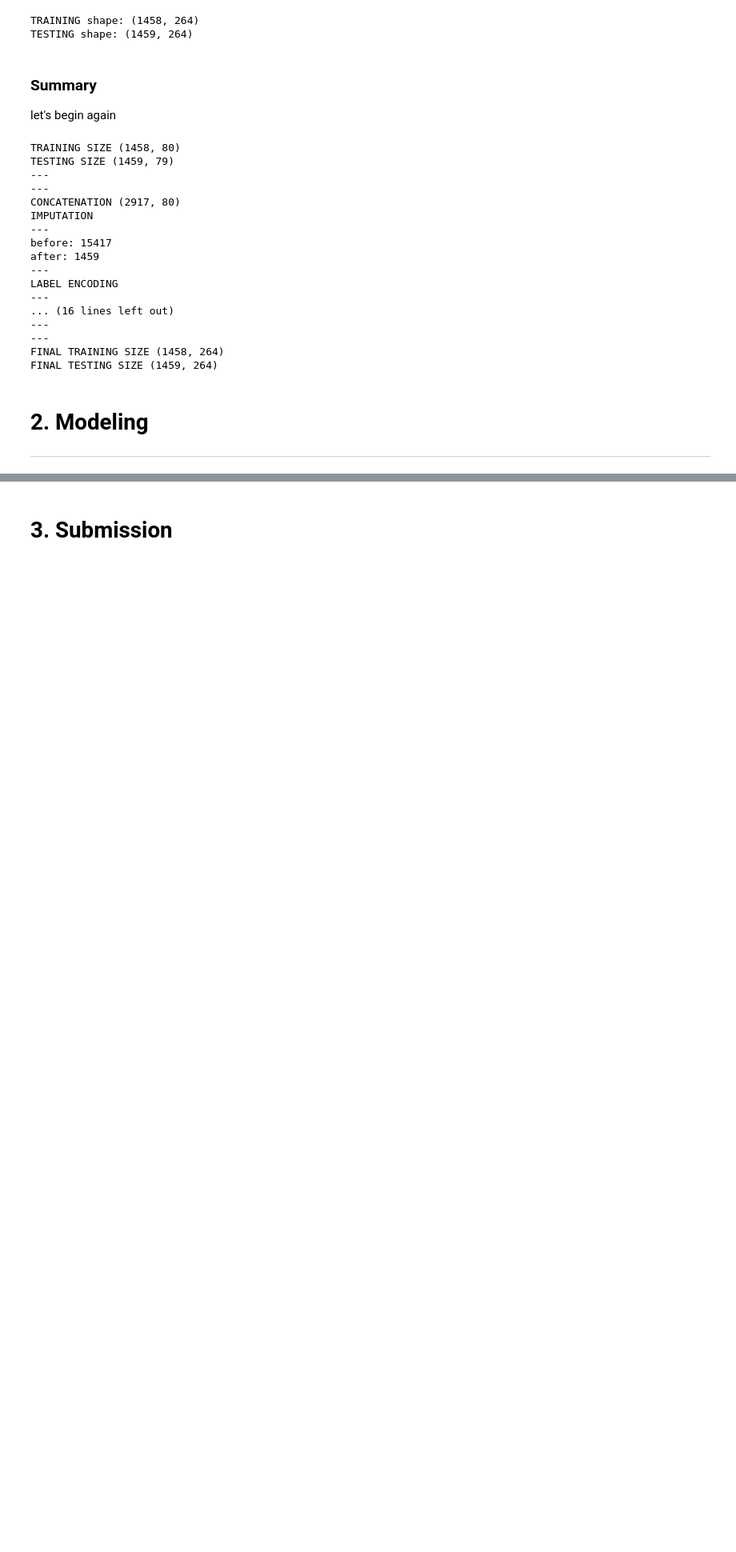
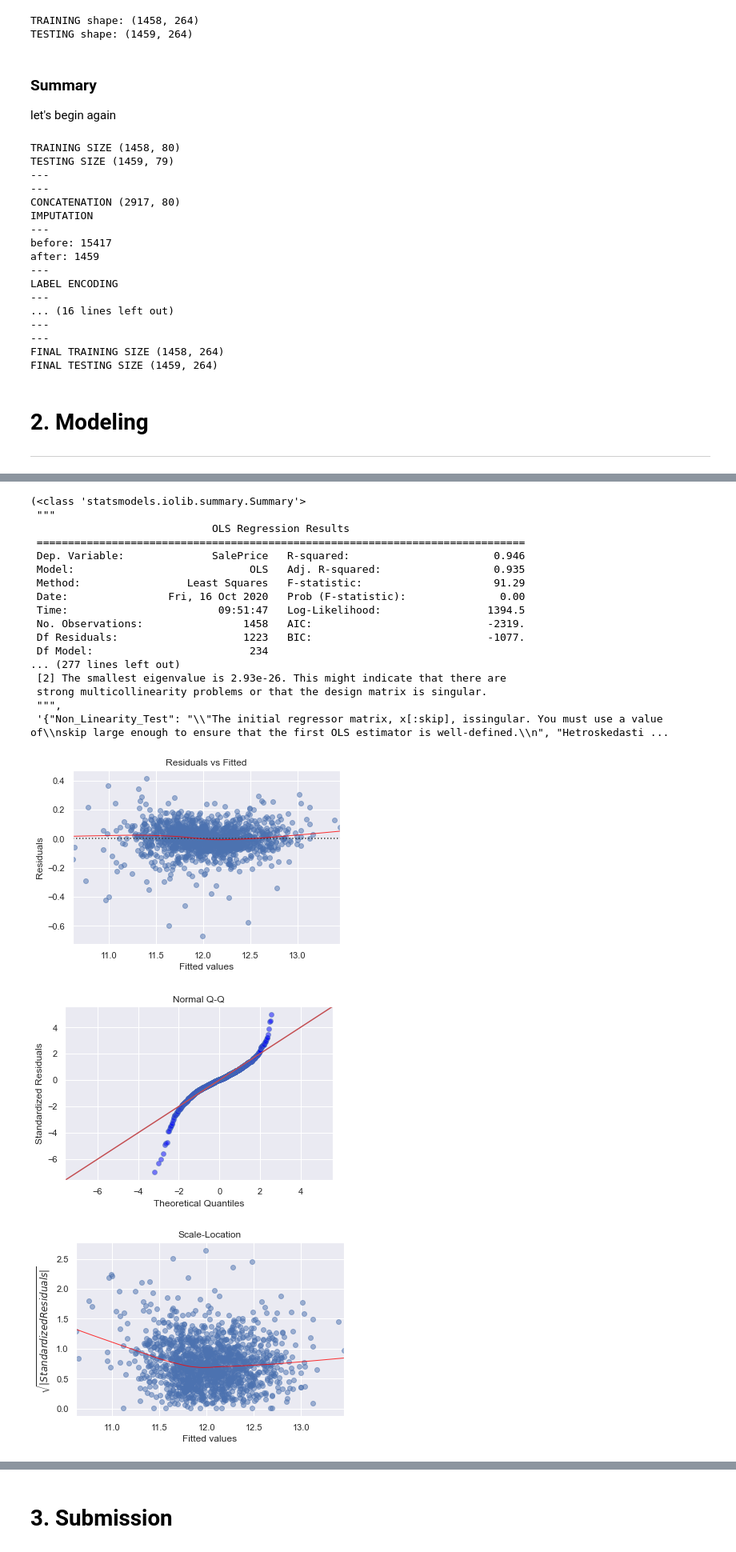
Before and after one commit to axelearning/CS_portfolio, a Jupyter notebook: machine_learning/house_prices_regression/V2.ipynb, the cells around one changed output, grey strips where cells are left out. Shown at 80% size. Drawn from its saved outputs; the diff is of its cells as text; code cells hidden in the pictures; blank space fills up the shorter version.

```diff
--- a/machine_learning/house_prices_regression/V2.ipynb
+++ b/machine_learning/house_prices_regression/V2.ipynb
@@ -655,0 +912,5 @@ models.learning_curve()
+# %%
+diagnostic = LinearRegressionResidualPlot(X_train, y_train)
+lm = diagnostic.fit()
+diagnostic.diagnostic_plots(lm)
+# %% [output]
@@ -655,0 +936,20 @@ models.learning_curve()
+(<class 'statsmodels.iolib.summary.Summary'>
+ """
+                             OLS Regression Results
+ ==============================================================================
+ Dep. Variable:              SalePrice   R-squared:                       0.946
+ Model:                            OLS   Adj. R-squared:                  0.935
+ Method:                 Least Squares   F-statistic:                     91.29
+ Date:                Fri, 16 Oct 2020   Prob (F-statistic):               0.00
+ Time:                        09:51:47   Log-Likelihood:                 1394.5
+ No. Observations:                1458   AIC:                            -2319.
+ Df Residuals:                    1223   BIC:                            -1077.
+ Df Model:                         234
+... (277 lines left out)
+ [2] The smallest eigenvalue is 2.93e-26. This might indicate that there are
+ strong multicollinearity problems or that the design matrix is singular.
+ """,
+ '{"Non_Linearity_Test": "\\"The initial regressor matrix, x[:skip], issingular. You must use a value of\\nskip large enough to ensure that the first OLS estimator is well-defined.\\n", "Hetroskedasti ...
+[figure, added]
+[figure, added]
+[figure, added]
```
Also changed, not shown: parts of 28 cells of this notebook, 2 other files.
